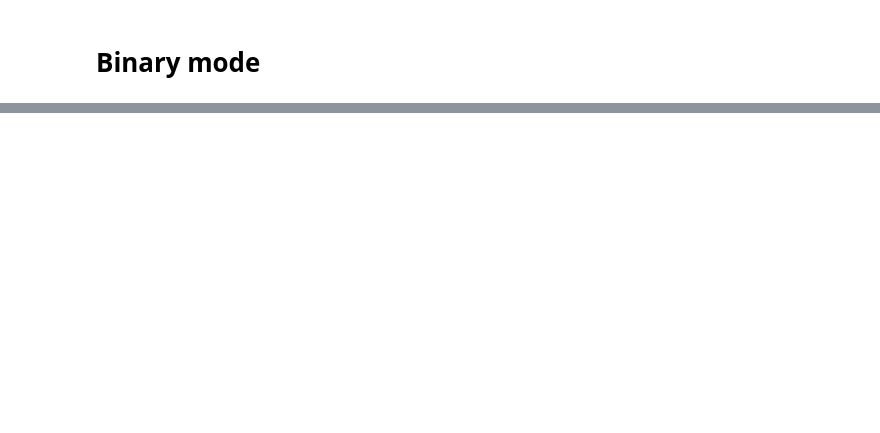
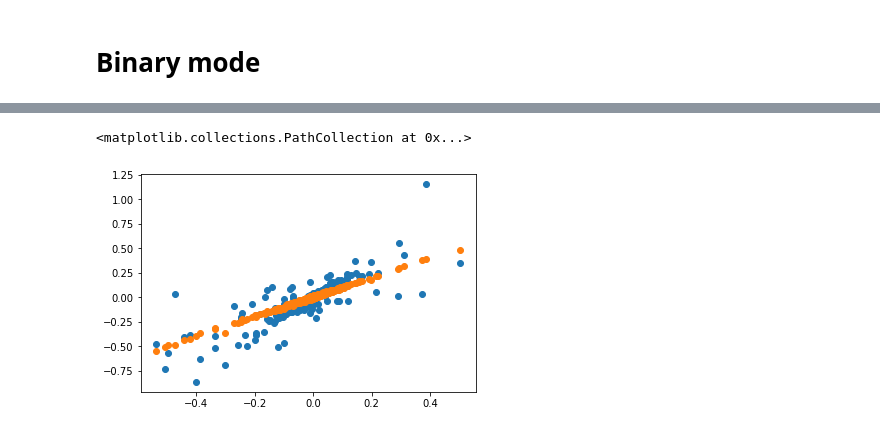
Before and after one commit to raphaelreinauer/giotto-deep, a Jupyter notebook: examples/LaplacianSpectralAnalysis.ipynb, the cells around one changed output, grey strips where cells are left out. Cells and saved outputs as stored; diff of their text form; code cells hidden in the pictures; blank space fills up the shorter version.

```diff
--- a/examples/LaplacianSpectralAnalysis.ipynb
+++ b/examples/LaplacianSpectralAnalysis.ipynb
@@ -531,0 +415,18 @@ plt.title('maximum value of eigenvector as a function of eigenvalue')
+# %%
+epsilon = 0.1
+topactiv = TFC(pipe,arch)
+dl = TorchDataLoader(name="MNIST")
+dl_tr, dl_ts = dl.build_dataloaders(batch_size=32)
+
+
+for data, target in dl_tr:
+    data_noised = data+(0.2*torch.rand(data.shape)-0.1)
+    data=data.to(DEVICE) ##SUBOPTIMAL !!!
+    target = target.to(DEVICE)
+    data_perturbed = topactiv.fgsm_attack(data, target,epsilon)
+    normal_activation = torch.cat(me.get_activations(data)[:-2],dim=1)
+    perturbed_activation = torch.cat(me.get_activations(data_perturbed)[:-2],dim=1)
+    noised_activation= torch.cat(me.get_activations(data_noised)[:-2],dim=1)
+    break
+
+# Weird last layers to see
@@ -531,0 +441,12 @@ plt.title('maximum value of eigenvector as a function of eigenvalue')
+# %%
+idx = 3
+normal_activation = normal_activation.to('cpu')
+perturbed_activation = perturbed_activation.to('cpu')
+noised_activation =  noised_activation.to('cpu')
+
+v=v.to('cpu')
+plt.scatter(v.T@normal_activation[idx]/normal_activation[idx].max(),v.T@perturbed_activation[idx]/perturbed_activation[idx].max())
+plt.scatter(v.T@normal_activation[idx]/normal_activation[idx].max(),v.T@noised_activation[idx]/noised_activation[idx].max())
+# %% [output]
+<matplotlib.collections.PathCollection at 0x...>
+[figure, added]
```
Also changed, not shown: parts of 41 cells of this notebook.
